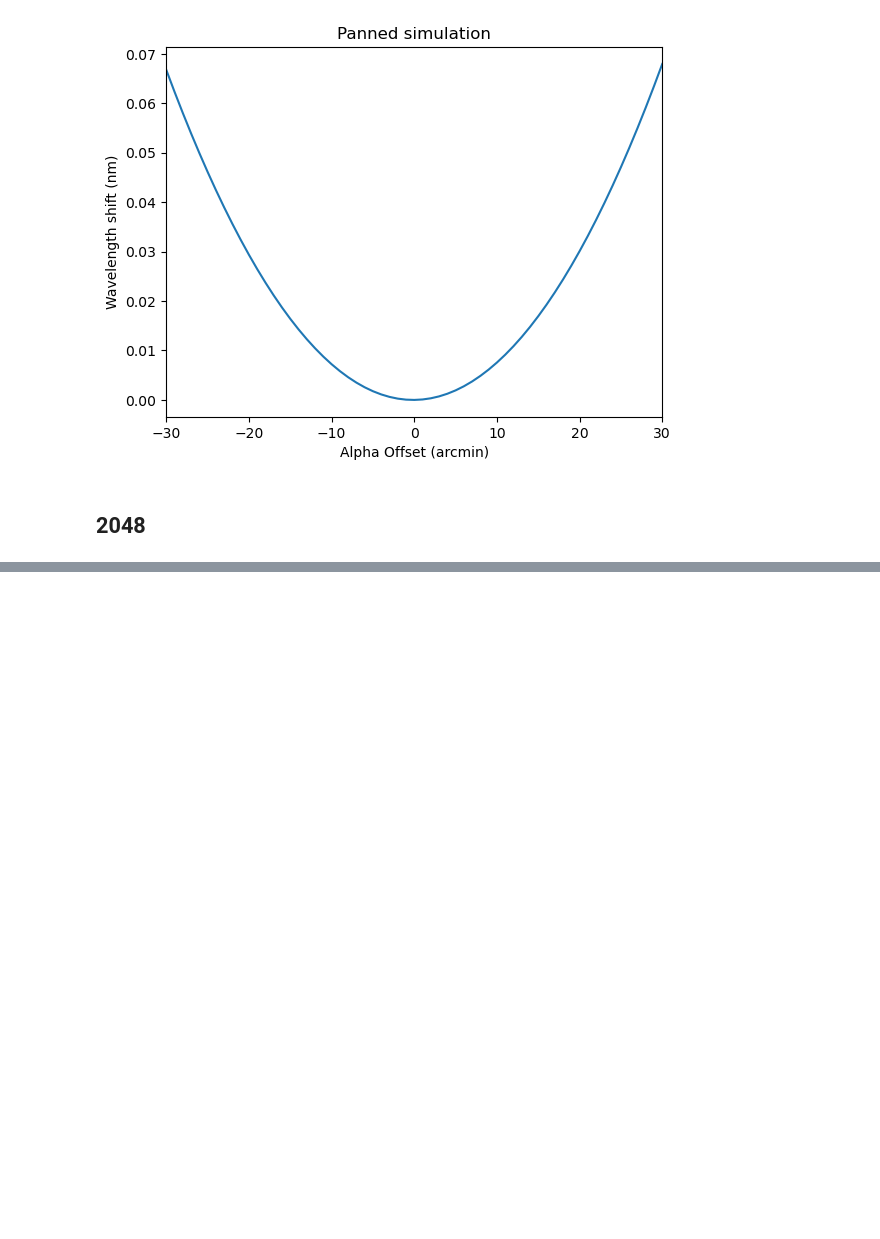
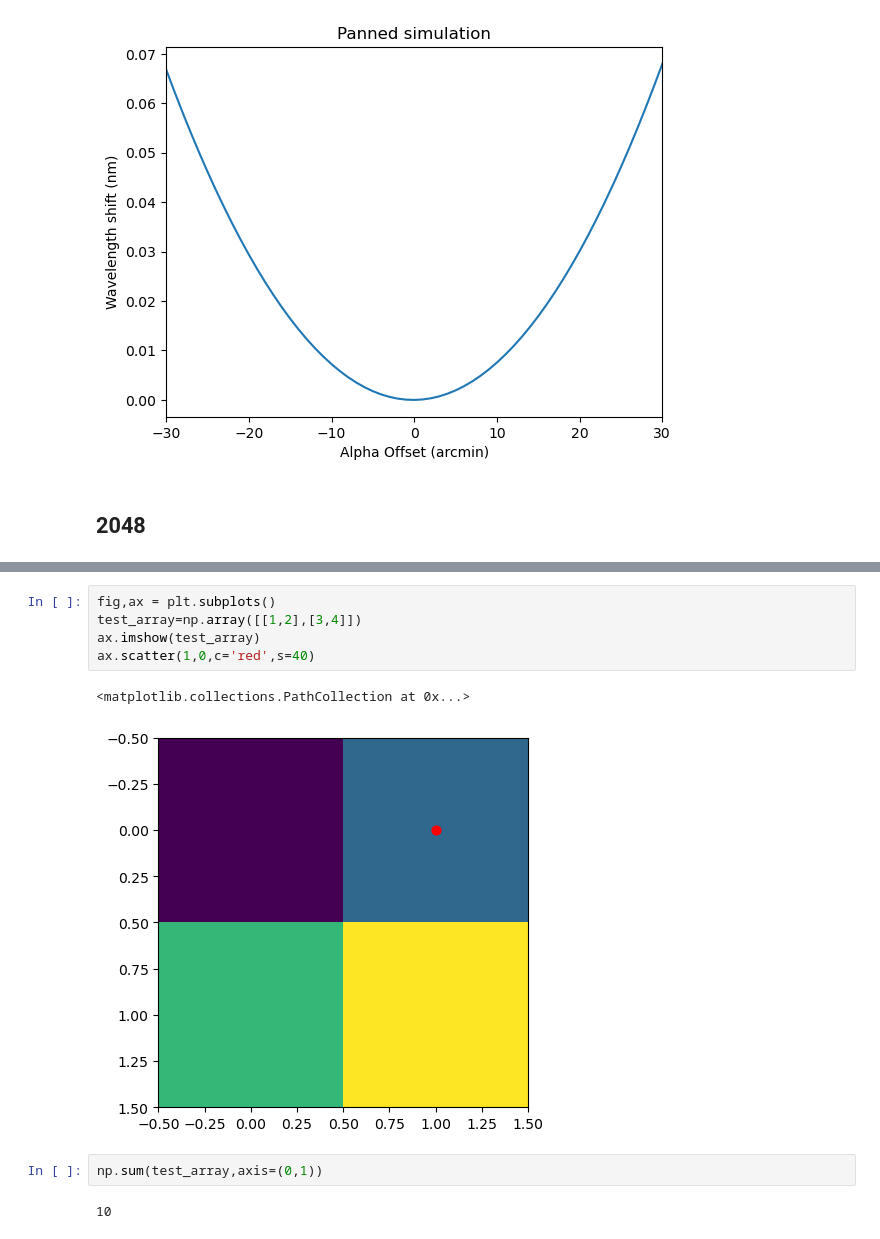
Before and after one commit to MaoChengzhi/EVE-spectrum-correction, a Jupyter notebook: Chapter3/AIA_main/AIA_basics.ipynb, the cells around one changed output, grey strips where cells are left out. Saved outputs shown, nothing was run; the diff lists cells and outputs as text; blank space fills up the shorter version.

```diff
--- a/Chapter3/AIA_main/AIA_basics.ipynb
+++ b/Chapter3/AIA_main/AIA_basics.ipynb
@@ -357,0 +546,12 @@ ax.set_xlim(-30,30)
+# %%
+fig,ax = plt.subplots()
+test_array=np.array([[1,2],[3,4]])
+ax.imshow(test_array)
+ax.scatter(1,0,c='red',s=40)
+# %% [output]
+<matplotlib.collections.PathCollection at 0x...>
+[figure, added]
+# %%
+np.sum(test_array,axis=(0,1))
+# %% [output]
+10
```
Also changed, not shown: parts of 35 cells of this notebook, 13 other files.
